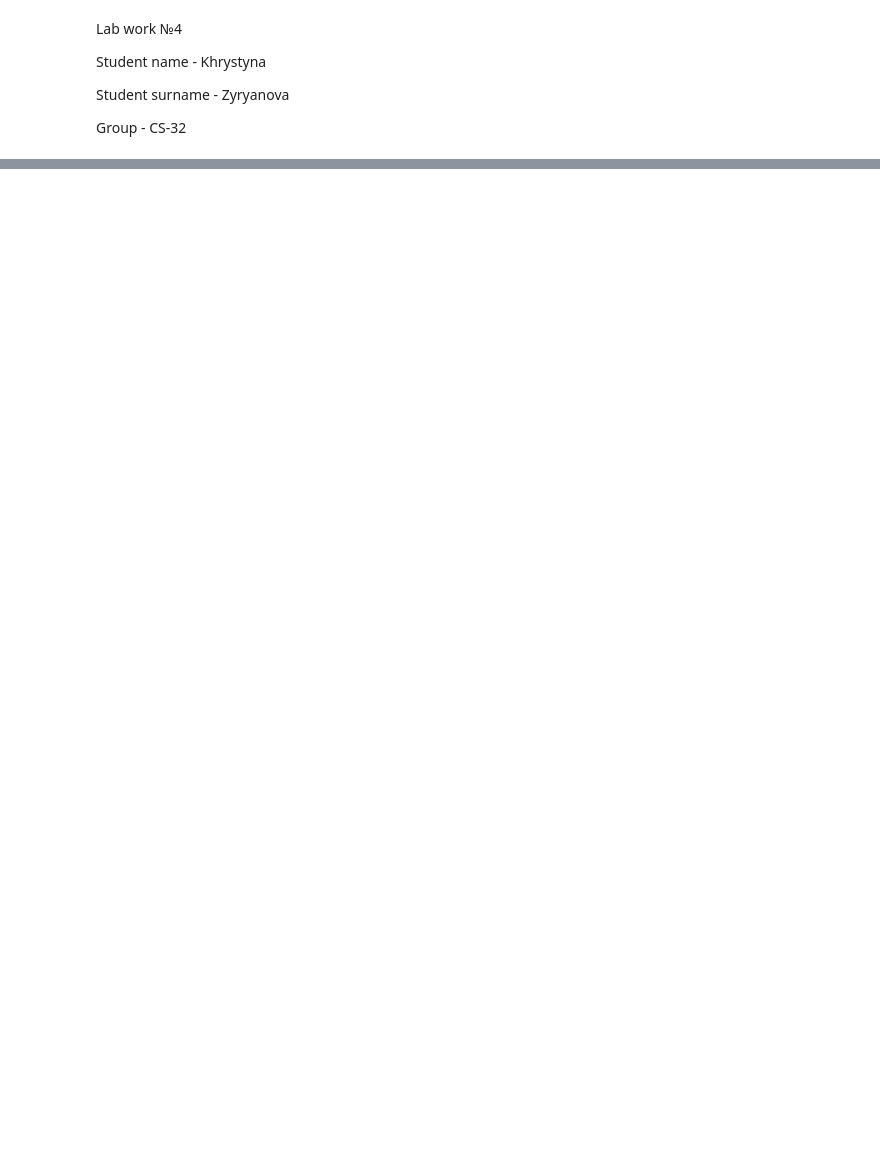
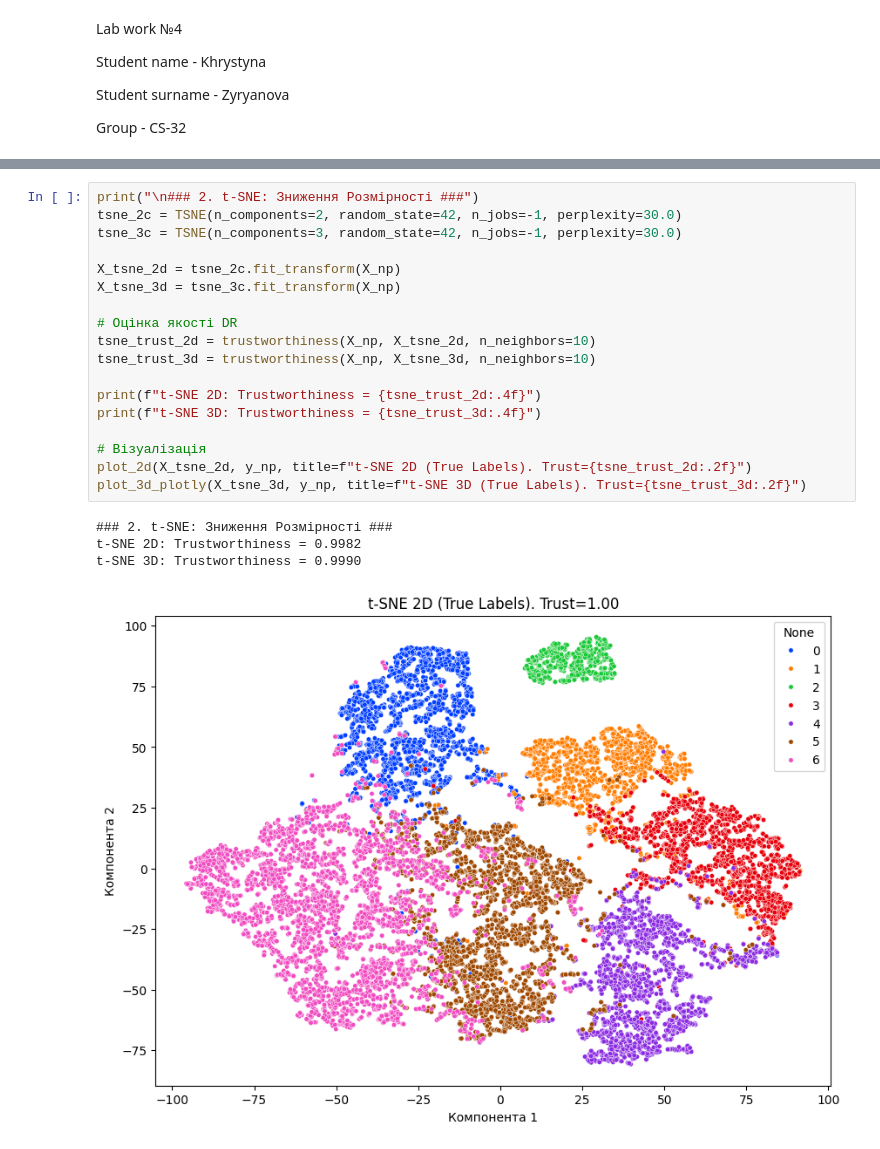
Before and after one commit to Kristina1509/Practice-Basics-of-Machine-Learning-, a Jupyter notebook: Lab4.ipynb, the cells around one changed output, grey strips where cells are left out. Drawn from its saved outputs; the diff is of its cells as text; blank space fills up the shorter version.

```diff
--- a/Lab4.ipynb
+++ b/Lab4.ipynb
@@ -81,0 +321,23 @@ except ImportError:
+# %%
+print("\n### 2. t-SNE: Зниження Розмірності ###")
+tsne_2c = TSNE(n_components=2, random_state=42, n_jobs=-1, perplexity=30.0)
+tsne_3c = TSNE(n_components=3, random_state=42, n_jobs=-1, perplexity=30.0)
+
+X_tsne_2d = tsne_2c.fit_transform(X_np)
+X_tsne_3d = tsne_3c.fit_transform(X_np)
+
+# Оцінка якості DR
+tsne_trust_2d = trustworthiness(X_np, X_tsne_2d, n_neighbors=10)
+tsne_trust_3d = trustworthiness(X_np, X_tsne_3d, n_neighbors=10)
+
+print(f"t-SNE 2D: Trustworthiness = {tsne_trust_2d:.4f}")
+print(f"t-SNE 3D: Trustworthiness = {tsne_trust_3d:.4f}")
+
+# Візуалізація
+plot_2d(X_tsne_2d, y_np, title=f"t-SNE 2D (True Labels). Trust={tsne_trust_2d:.2f}")
+plot_3d_plotly(X_tsne_3d, y_np, title=f"t-SNE 3D (True Labels). Trust={tsne_trust_3d:.2f}")
+# %% [output]
+### 2. t-SNE: Зниження Розмірності ###
+t-SNE 2D: Trustworthiness = 0.9982
+t-SNE 3D: Trustworthiness = 0.9990
+[figure, added]
```
Also changed, not shown: parts of 13 cells of this notebook.
